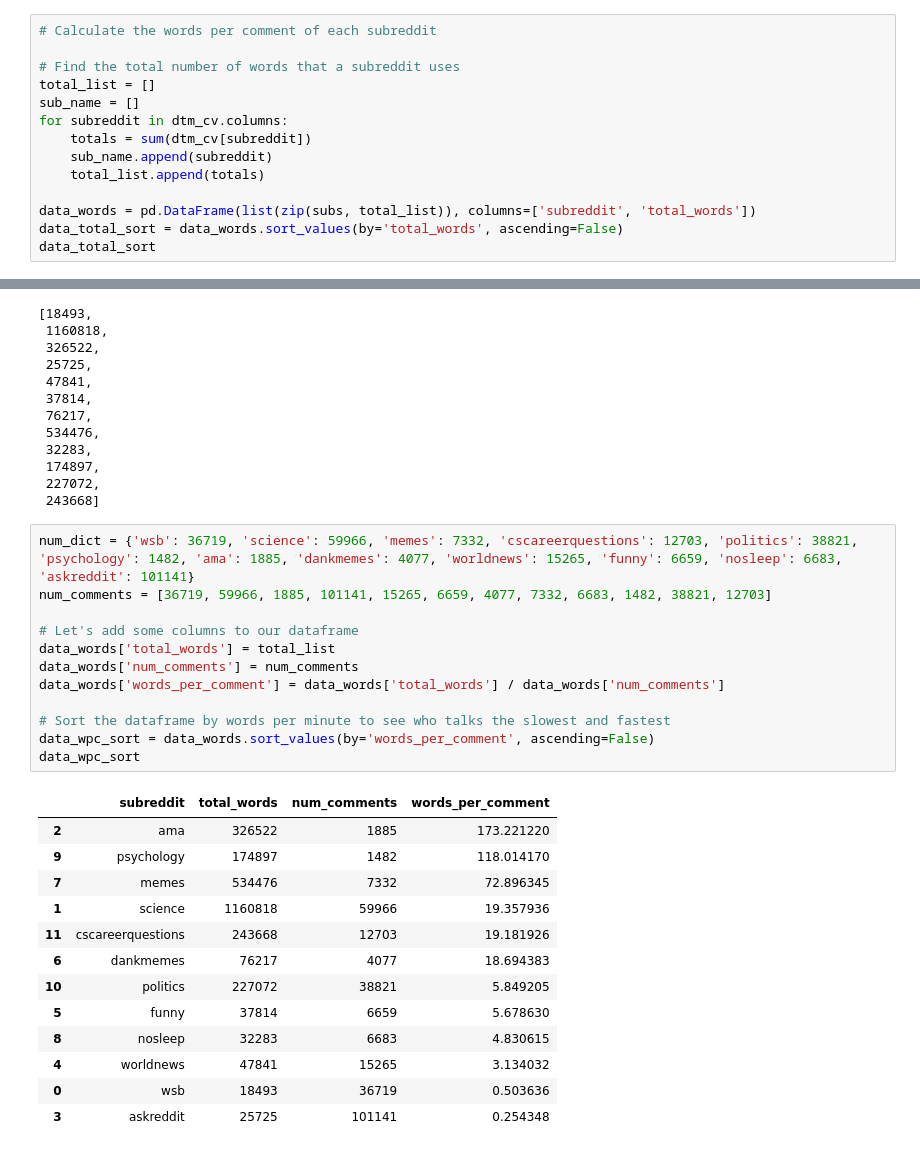
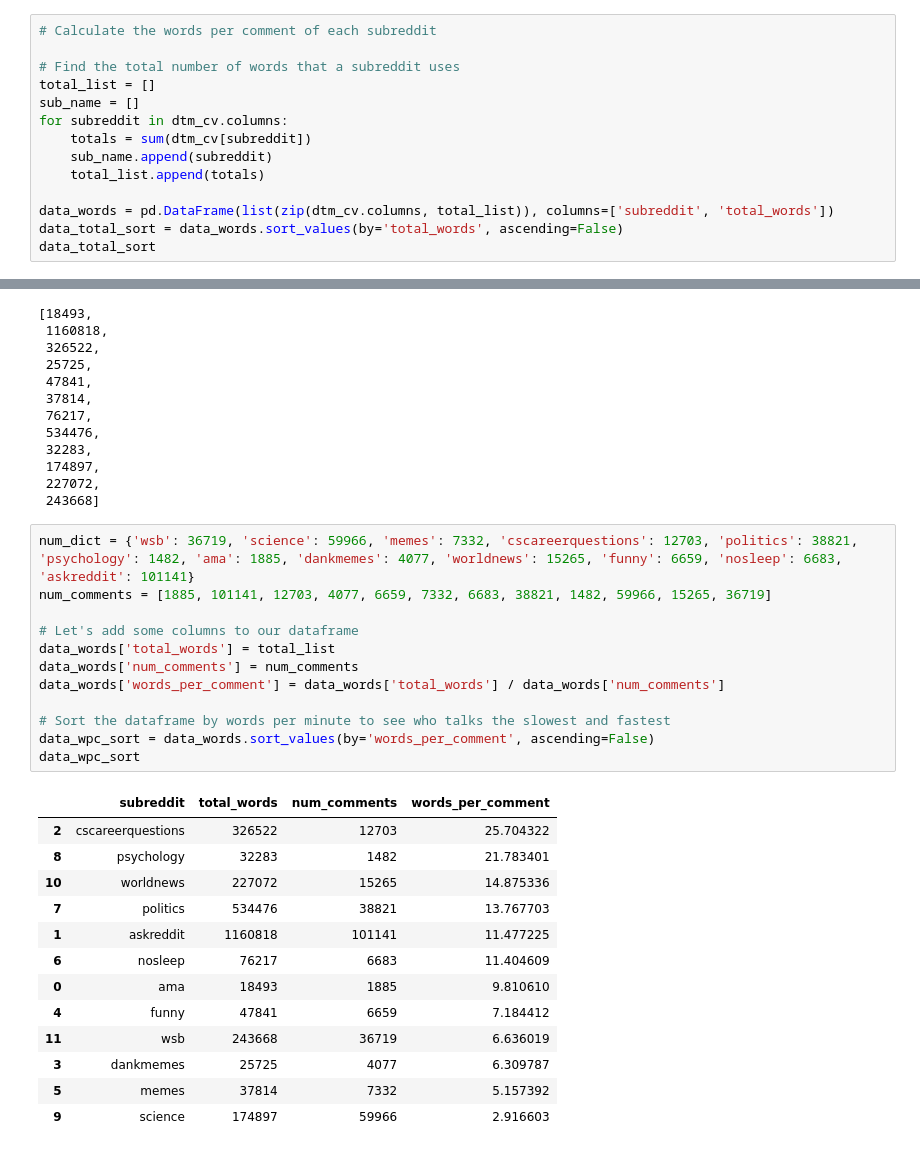
Before and after one commit to nhorton04/Reddit_Comments, a Jupyter notebook: my_comments.ipynb, the cells around one changed output, grey strips where cells are left out. Saved outputs shown, nothing was run; the diff lists cells and outputs as text.

Commit message:
fixed average words per comment section

```diff
--- a/my_comments.ipynb
+++ b/my_comments.ipynb
@@ -526,7 +526,7 @@ for subreddit in dtm_cv.columns:
     sub_name.append(subreddit)
     total_list.append(totals)
 
-data_words = pd.DataFrame(list(zip(subs, total_list)), columns=['subreddit', 'total_words'])
+data_words = pd.DataFrame(list(zip(dtm_cv.columns, total_list)), columns=['subreddit', 'total_words'])
 data_total_sort = data_words.sort_values(by='total_words', ascending=False)
 data_total_sort
 # %% [output]
@@ -562,27 +562,27 @@ total_list
  243668]
 # %%
 num_dict = {'wsb': 36719, 'science': 59966, 'memes': 7332, 'cscareerquestions': 12703, 'politics': 38821, 'psychology': 1482, 'ama': 1885, 'dankmemes': 4077, 'worldnews': 15265, 'funny': 6659, 'nosleep': 6683, 'askreddit': 101141}
-num_comments = [36719, 59966, 1885, 101141, 15265, 6659, 4077, 7332, 6683, 1482, 38821, 12703]
+num_comments = [1885, 101141, 12703, 4077, 6659, 7332, 6683, 38821, 1482, 59966, 15265, 36719]
 
 # Let's add some columns to our dataframe
 data_words['total_words'] = total_list
 data_words['num_comments'] = num_comments
 data_words['words_per_comment'] = data_words['total_words'] / data_words['num_comments']
 
 # Sort the dataframe by words per minute to see who talks the slowest and fastest
 data_wpc_sort = data_words.sort_values(by='words_per_comment', ascending=False)
 data_wpc_sort
 # %% [output]
 |  | subreddit | total_words | num_comments | words_per_comment |
-| 2 | ama | 326522 | 1885 | 173.221220 |
-| 9 | psychology | 174897 | 1482 | 118.014170 |
-| 7 | memes | 534476 | 7332 | 72.896345 |
-| 1 | science | 1160818 | 59966 | 19.357936 |
-| 11 | cscareerquestions | 243668 | 12703 | 19.181926 |
-| 6 | dankmemes | 76217 | 4077 | 18.694383 |
-| 10 | politics | 227072 | 38821 | 5.849205 |
-| 5 | funny | 37814 | 6659 | 5.678630 |
-| 8 | nosleep | 32283 | 6683 | 4.830615 |
-| 4 | worldnews | 47841 | 15265 | 3.134032 |
-| 0 | wsb | 18493 | 36719 | 0.503636 |
-| 3 | askreddit | 25725 | 101141 | 0.254348 |
+| 2 | cscareerquestions | 326522 | 12703 | 25.704322 |
+| 8 | psychology | 32283 | 1482 | 21.783401 |
+| 10 | worldnews | 227072 | 15265 | 14.875336 |
+| 7 | politics | 534476 | 38821 | 13.767703 |
+| 1 | askreddit | 1160818 | 101141 | 11.477225 |
+| 6 | nosleep | 76217 | 6683 | 11.404609 |
+| 0 | ama | 18493 | 1885 | 9.810610 |
+| 4 | funny | 47841 | 6659 | 7.184412 |
+| 11 | wsb | 243668 | 36719 | 6.636019 |
+| 3 | dankmemes | 25725 | 4077 | 6.309787 |
+| 5 | memes | 37814 | 7332 | 5.157392 |
+| 9 | science | 174897 | 59966 | 2.916603 |
```
Also changed, not shown: parts of 3 cells of this notebook.
